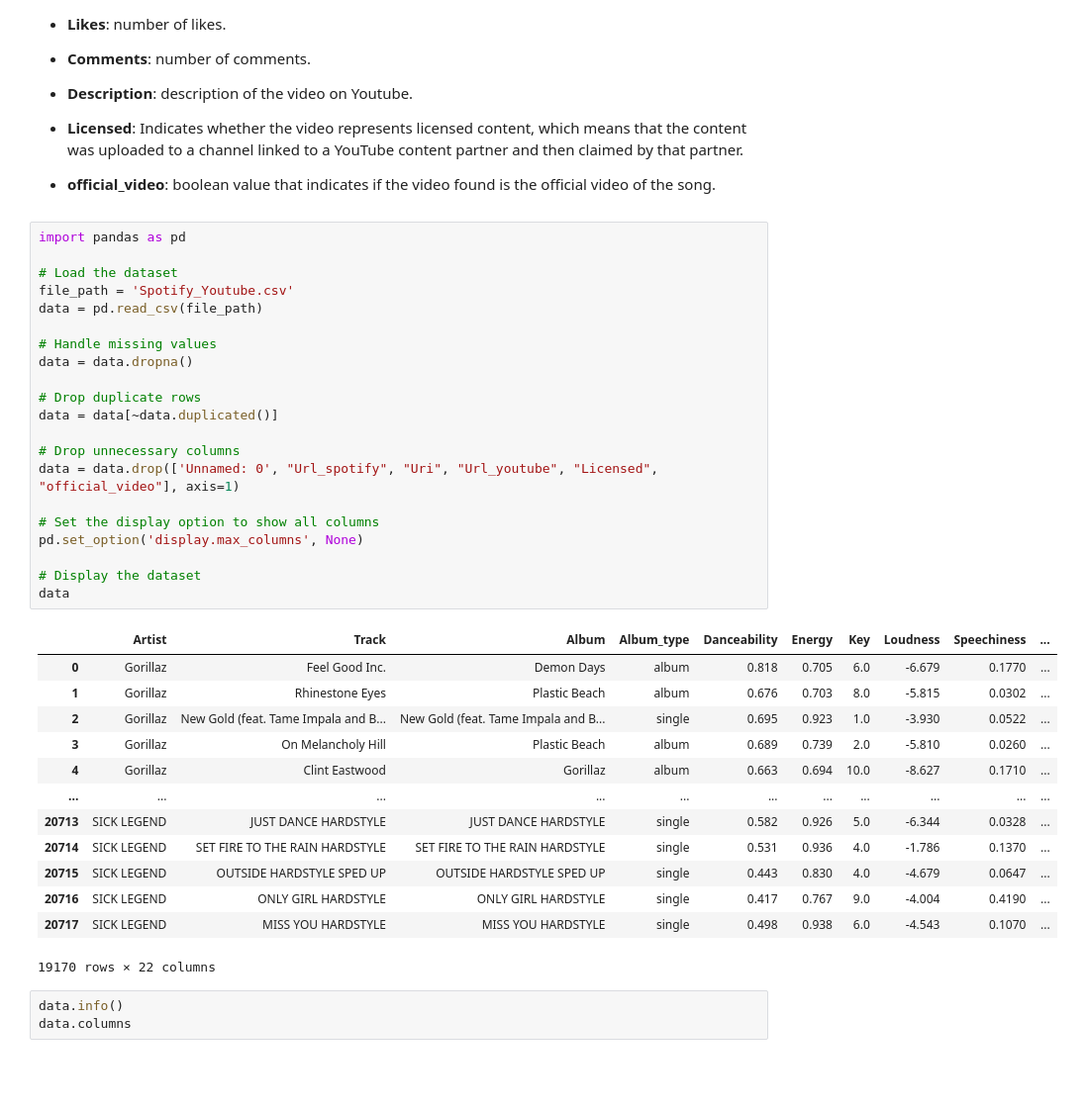
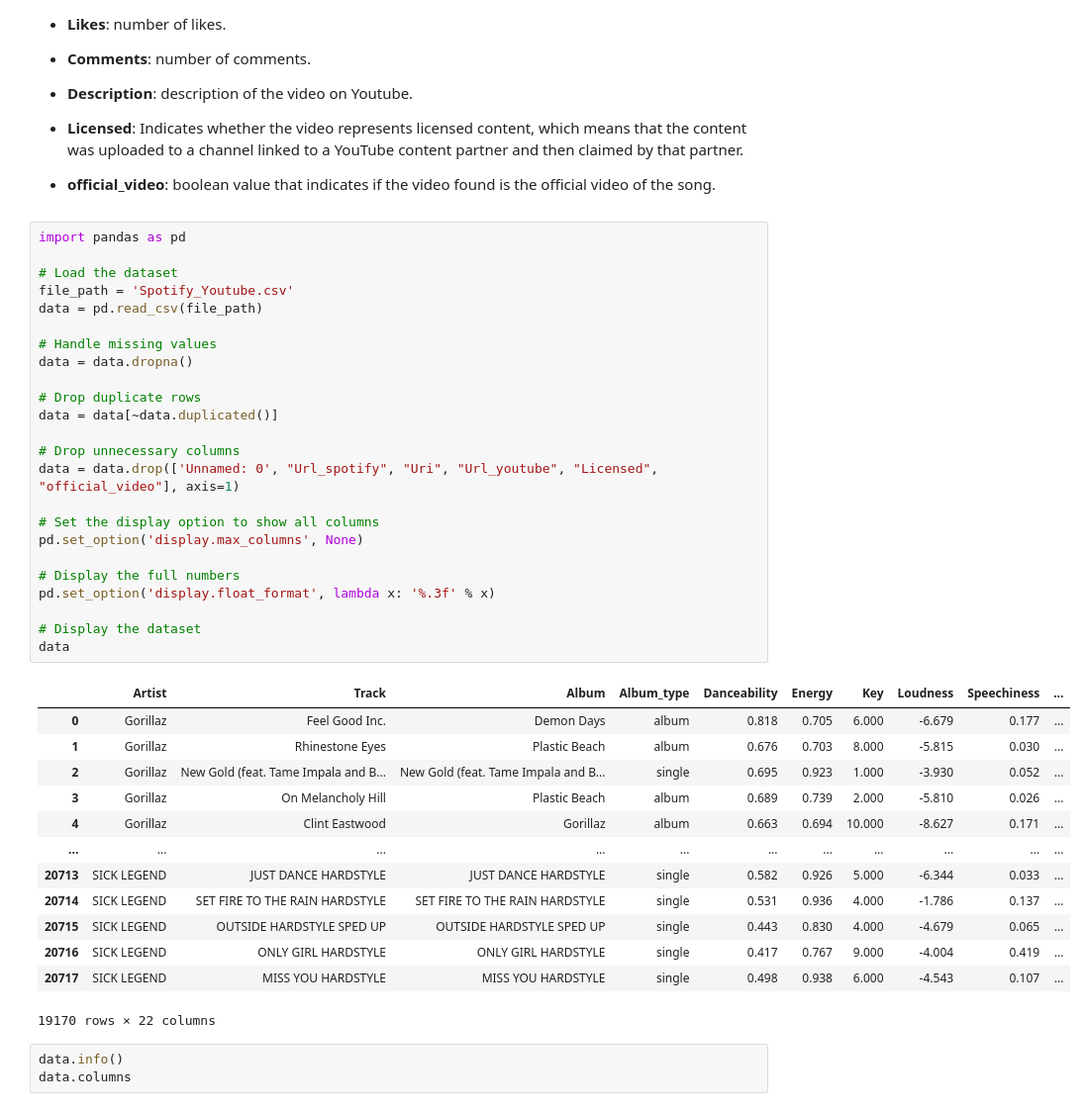
Before and after one commit to shirelzz/ML_Final_Project, a Jupyter notebook: project_main.ipynb, the cells around one changed output. Shown: that part at 99% size. Saved outputs shown, nothing was run; the diff lists cells and outputs as text; blank space fills up the shorter version.

Commit message:
not good results

```diff
--- a/project_main.ipynb
+++ b/project_main.ipynb
@@ -79,37 +79,40 @@ It includes 26 variables for each of the songs collected from spotify. These var
 # %%
 import pandas as pd
 
 # Load the dataset
 file_path = 'Spotify_Youtube.csv'
 data = pd.read_csv(file_path)
 
 # Handle missing values
 data = data.dropna()
 
 # Drop duplicate rows
 data = data[~data.duplicated()]
 
 # Drop unnecessary columns
 data = data.drop(['Unnamed: 0', "Url_spotify", "Uri", "Url_youtube", "Licensed", "official_video"], axis=1)
 
 # Set the display option to show all columns
 pd.set_option('display.max_columns', None)
 
+# Display the full numbers
+pd.set_option('display.float_format', lambda x: '%.3f' % x)
+
 # Display the dataset
 data
 # %% [output]
 |  | Artist | Track | Album | Album_type | Danceability | Energy | Key | Loudness | Speechiness | ... |
-| 0 | Gorillaz | Feel Good Inc. | Demon Days | album | 0.818 | 0.705 | 6.0 | -6.679 | 0.1770 | ... |
-| 1 | Gorillaz | Rhinestone Eyes | Plastic Beach | album | 0.676 | 0.703 | 8.0 | -5.815 | 0.0302 | ... |
-| 2 | Gorillaz | New Gold (feat. Tame Impala and B... | New Gold (feat. Tame Impala and B... | single | 0.695 | 0.923 | 1.0 | -3.930 | 0.0522 | ... |
-| 3 | Gorillaz | On Melancholy Hill | Plastic Beach | album | 0.689 | 0.739 | 2.0 | -5.810 | 0.0260 | ... |
-| 4 | Gorillaz | Clint Eastwood | Gorillaz | album | 0.663 | 0.694 | 10.0 | -8.627 | 0.1710 | ... |
+| 0 | Gorillaz | Feel Good Inc. | Demon Days | album | 0.818 | 0.705 | 6.000 | -6.679 | 0.177 | ... |
+| 1 | Gorillaz | Rhinestone Eyes | Plastic Beach | album | 0.676 | 0.703 | 8.000 | -5.815 | 0.030 | ... |
+| 2 | Gorillaz | New Gold (feat. Tame Impala and B... | New Gold (feat. Tame Impala and B... | single | 0.695 | 0.923 | 1.000 | -3.930 | 0.052 | ... |
+| 3 | Gorillaz | On Melancholy Hill | Plastic Beach | album | 0.689 | 0.739 | 2.000 | -5.810 | 0.026 | ... |
+| 4 | Gorillaz | Clint Eastwood | Gorillaz | album | 0.663 | 0.694 | 10.000 | -8.627 | 0.171 | ... |
 | ... | ... | ... | ... | ... | ... | ... | ... | ... | ... | ... |
-| 20713 | SICK LEGEND | JUST DANCE HARDSTYLE | JUST DANCE HARDSTYLE | single | 0.582 | 0.926 | 5.0 | -6.344 | 0.0328 | ... |
-| 20714 | SICK LEGEND | SET FIRE TO THE RAIN HARDSTYLE | SET FIRE TO THE RAIN HARDSTYLE | single | 0.531 | 0.936 | 4.0 | -1.786 | 0.1370 | ... |
-| 20715 | SICK LEGEND | OUTSIDE HARDSTYLE SPED UP | OUTSIDE HARDSTYLE SPED UP | single | 0.443 | 0.830 | 4.0 | -4.679 | 0.0647 | ... |
-| 20716 | SICK LEGEND | ONLY GIRL HARDSTYLE | ONLY GIRL HARDSTYLE | single | 0.417 | 0.767 | 9.0 | -4.004 | 0.4190 | ... |
-| 20717 | SICK LEGEND | MISS YOU HARDSTYLE | MISS YOU HARDSTYLE | single | 0.498 | 0.938 | 6.0 | -4.543 | 0.1070 | ... |
+| 20713 | SICK LEGEND | JUST DANCE HARDSTYLE | JUST DANCE HARDSTYLE | single | 0.582 | 0.926 | 5.000 | -6.344 | 0.033 | ... |
+| 20714 | SICK LEGEND | SET FIRE TO THE RAIN HARDSTYLE | SET FIRE TO THE RAIN HARDSTYLE | single | 0.531 | 0.936 | 4.000 | -1.786 | 0.137 | ... |
+| 20715 | SICK LEGEND | OUTSIDE HARDSTYLE SPED UP | OUTSIDE HARDSTYLE SPED UP | single | 0.443 | 0.830 | 4.000 | -4.679 | 0.065 | ... |
+| 20716 | SICK LEGEND | ONLY GIRL HARDSTYLE | ONLY GIRL HARDSTYLE | single | 0.417 | 0.767 | 9.000 | -4.004 | 0.419 | ... |
+| 20717 | SICK LEGEND | MISS YOU HARDSTYLE | MISS YOU HARDSTYLE | single | 0.498 | 0.938 | 6.000 | -4.543 | 0.107 | ... |
 19170 rows × 22 columns
 # %%
 data.info()
```
Also changed, not shown: parts of 11 cells of this notebook.
